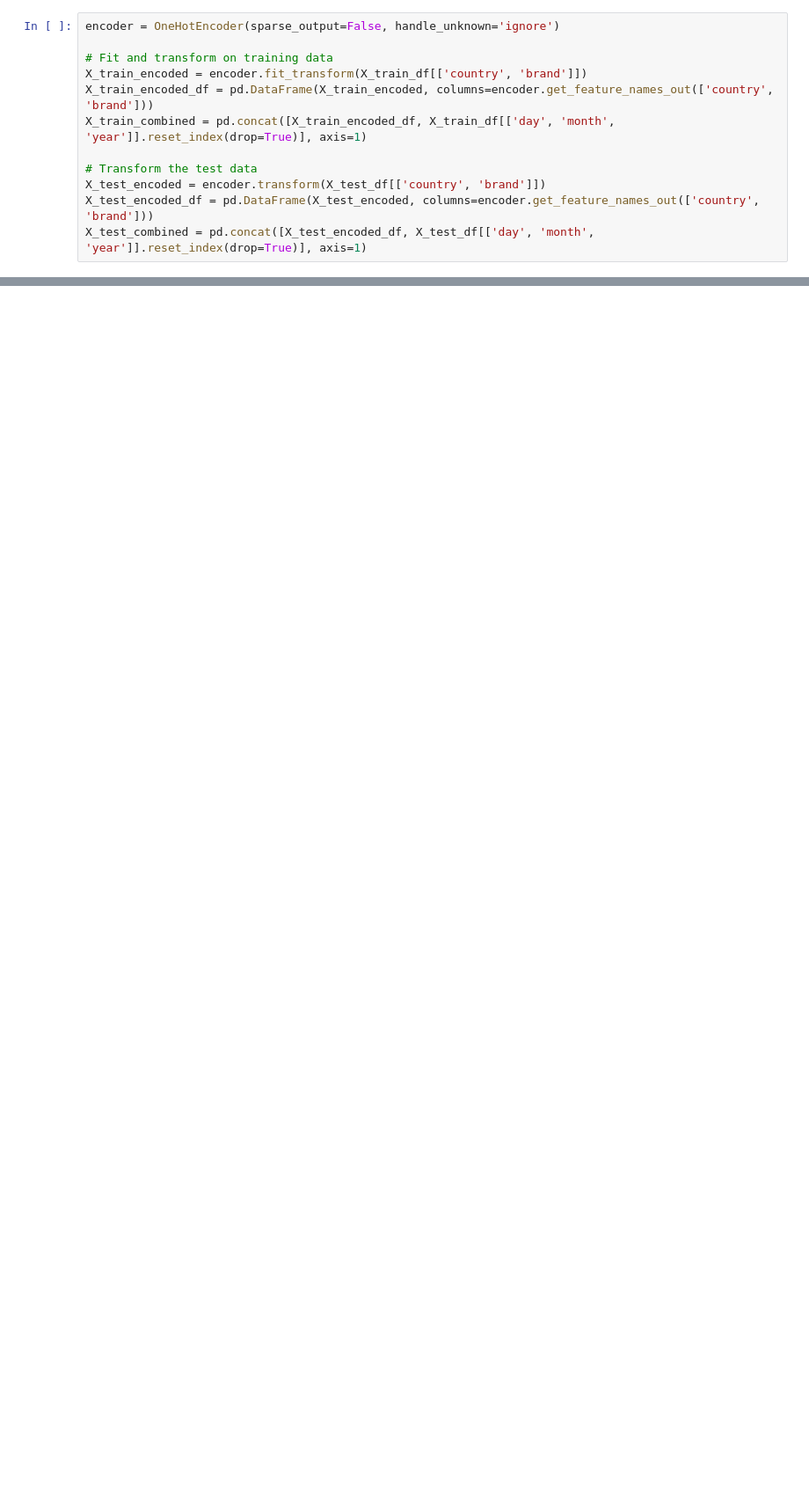
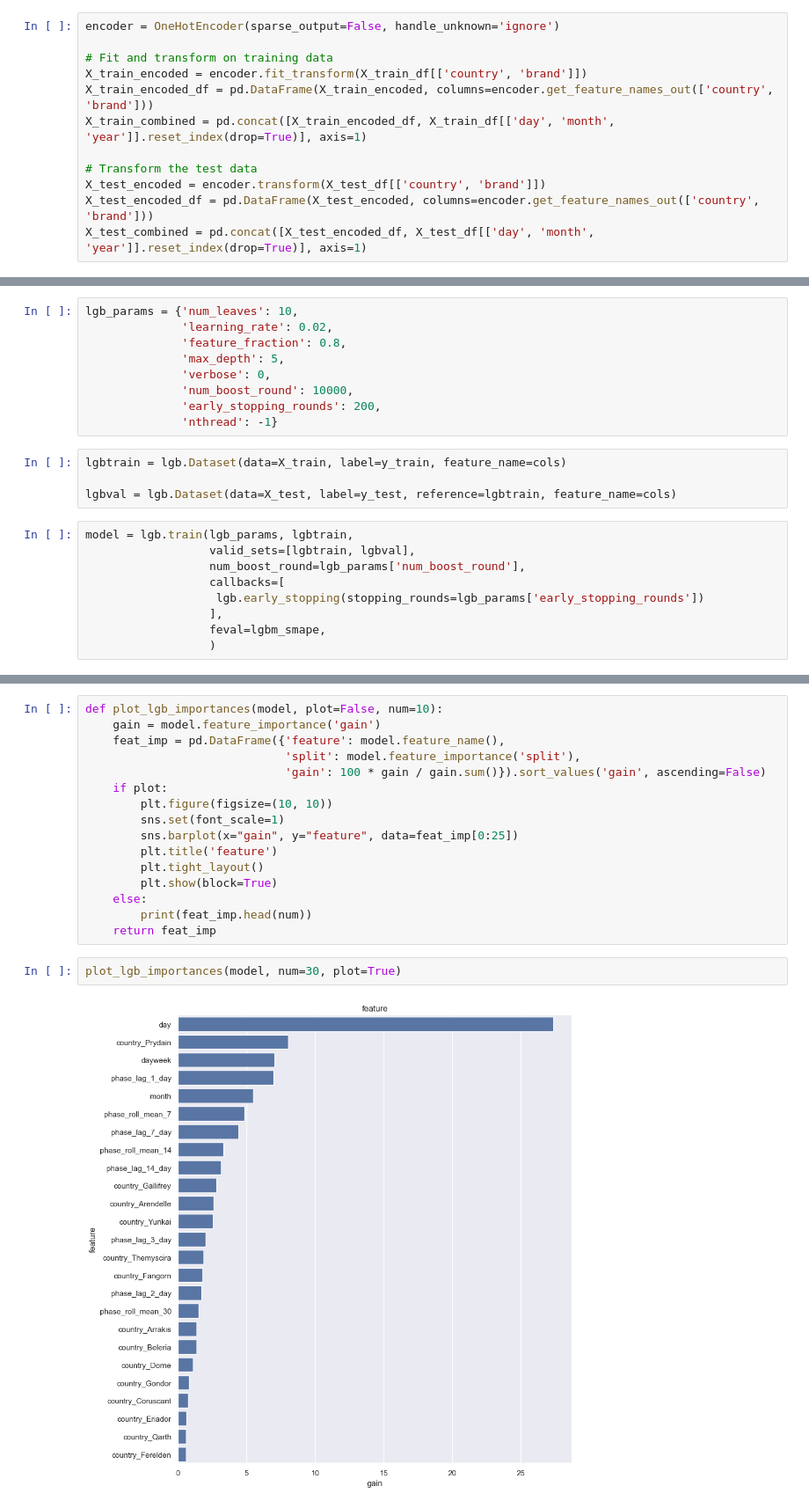
Before and after one commit to guimCC/Novartis_Datathon_2023, a Jupyter notebook: Scripts/data_lag.ipynb, the cells around one changed output, grey strips where cells are left out. Shown: that part at 88% size. Cells and saved outputs as stored; diff of their text form; blank space fills up the shorter version.

```diff
--- a/Scripts/data_lag.ipynb
+++ b/Scripts/data_lag.ipynb
@@ -371,0 +273,22 @@ ax = pd.DataFrame(p_plot).plot(**plot_params)
+# %%
+lgb_params = {'num_leaves': 10,
+              'learning_rate': 0.02,
+              'feature_fraction': 0.8,
+              'max_depth': 5,
+              'verbose': 0,
+              'num_boost_round': 10000,
+              'early_stopping_rounds': 200,
+              'nthread': -1}
+# %%
+lgbtrain = lgb.Dataset(data=X_train, label=y_train, feature_name=cols)
+
+lgbval = lgb.Dataset(data=X_test, label=y_test, reference=lgbtrain, feature_name=cols)
+# %%
+model = lgb.train(lgb_params, lgbtrain,
+                  valid_sets=[lgbtrain, lgbval],
+                  num_boost_round=lgb_params['num_boost_round'],
+                  callbacks=[
+                   lgb.early_stopping(stopping_rounds=lgb_params['early_stopping_rounds'])
+                  ],
+                  feval=lgbm_smape,
+                  )
@@ -371,0 +307,20 @@ ax = pd.DataFrame(p_plot).plot(**plot_params)
+# %%
+def plot_lgb_importances(model, plot=False, num=10):
+    gain = model.feature_importance('gain')
+    feat_imp = pd.DataFrame({'feature': model.feature_name(),
+                             'split': model.feature_importance('split'),
+                             'gain': 100 * gain / gain.sum()}).sort_values('gain', ascending=False)
+    if plot:
+        plt.figure(figsize=(10, 10))
+        sns.set(font_scale=1)
+        sns.barplot(x="gain", y="feature", data=feat_imp[0:25])
+        plt.title('feature')
+        plt.tight_layout()
+        plt.show(block=True)
+    else:
+        print(feat_imp.head(num))
+    return feat_imp
+# %%
+plot_lgb_importances(model, num=30, plot=True)
+# %% [output]
+[figure, added]
```
Also changed, not shown: parts of 64 cells of this notebook.
